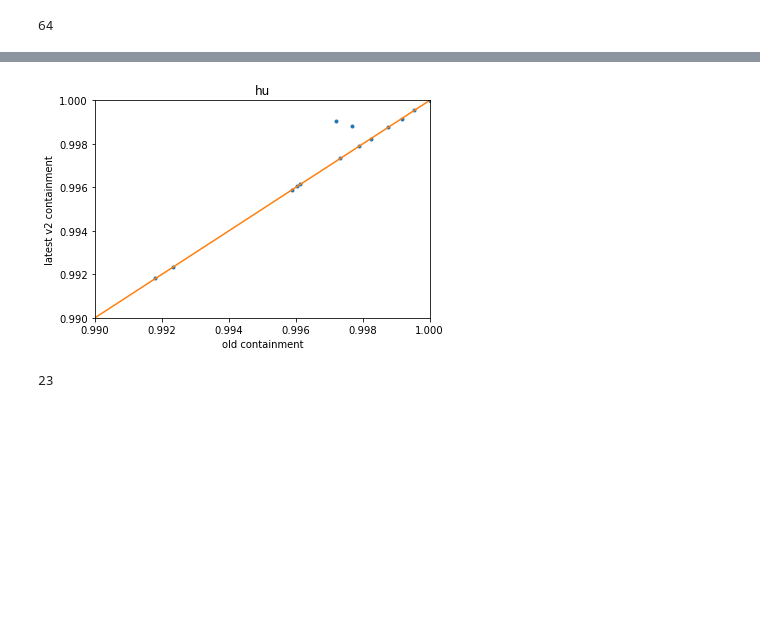
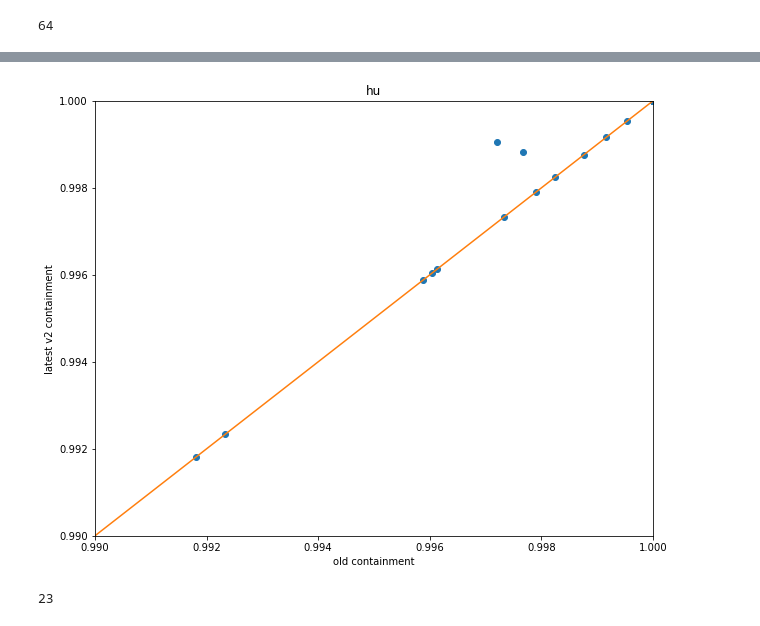
Before and after one commit to ctb/2020-rerun-hu-s1, a Jupyter notebook: compare-v2.ipynb, the cells around one changed output, grey strips where cells are left out. Drawn from its saved outputs; the diff is of its cells as text; code cells hidden in the pictures; blank space fills up the shorter version.

```diff
--- a/compare-v2.ipynb
+++ b/compare-v2.ipynb
@@ -78,14 +79,15 @@ pyplot.savefig("/tmp/podarV-containment.png")
 # %%
-pyplot.plot(gbio_hu.containment, v2_hu.containment, '.')
+pyplot.figure(figsize=(10, 8))
+pyplot.plot(gbio_hu.containment, v2_hu.containment, 'o')
 pyplot.plot([0, 1], [0, 1])
 pyplot.ylim((.99, 1.0))
 pyplot.xlim((.99, 1.0))
 pyplot.xlabel("old containment")
 pyplot.ylabel("latest v2 containment")
 pyplot.title("hu")
 pyplot.savefig("/tmp/hu-containment.png")
 # %% [output]
-[figure, old version]
+[figure, new version]
 # %%
 # load the completion metrics for the basic bins
 bins = {}
```
Also changed, not shown: parts of 4 cells of this notebook.
